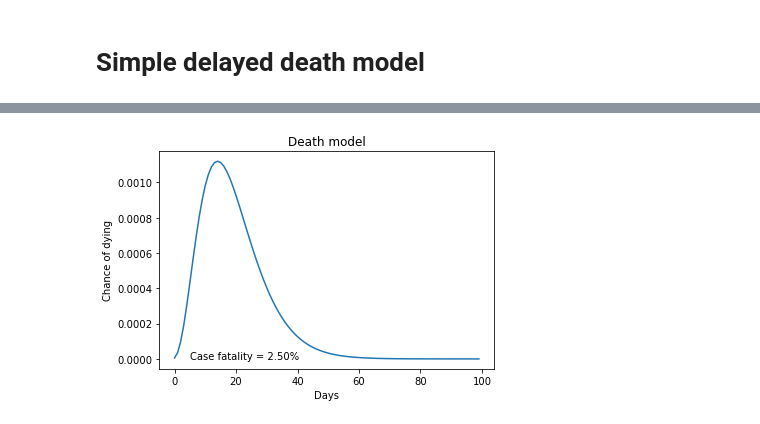
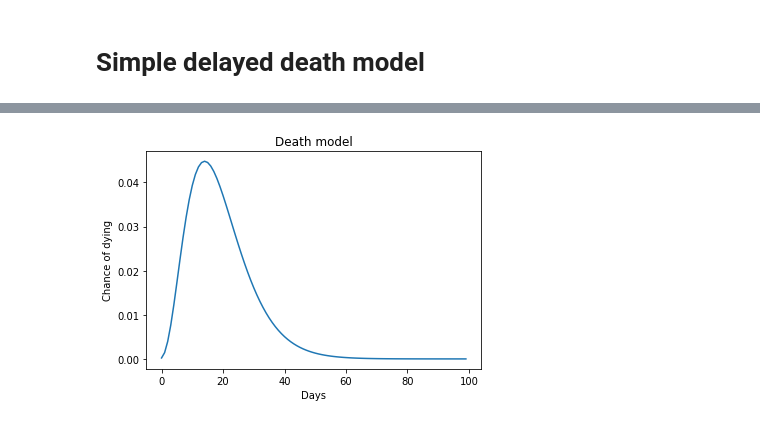
Before and after one commit to alchemyst/covid, a Jupyter notebook: COVID_in_South_Africa.ipynb, the cells around one changed output, grey strips where cells are left out. Saved outputs shown, nothing was run; the diff lists cells and outputs as text; code cells hidden in the pictures.

```diff
--- a/COVID_in_South_Africa.ipynb
+++ b/COVID_in_South_Africa.ipynb
@@ -71,3 +87,3 @@ pars = [case_fatality, shape, scale]
 # %%
-def kernel_func(case_fatality, shape, scale):
-    return stats.distributions.gamma.pdf(days, shape, scale=scale)*case_fatality
+def kernel_func(shape, scale):
+    return stats.distributions.gamma.pdf(days, shape, scale=scale)
@@ -83,24 +116,21 @@ def model(pars):
 
     return prediction
 # %%
-def plotmodel(case_fatality, shape, scale, ax=None):
+def plotmodel(shape, scale, ax=None):
     if ax is None:
         fig, ax = plt.subplots()
     ax.title
-    kernel = kernel_func(case_fatality, shape, scale)
+    kernel = kernel_func(shape, scale)
     ax.plot(kernel)
     ax.set(
         xlabel='Days',
         ylabel='Chance of dying',
         title='Death model',
     )
-    ax.text(scale, 0, f'Case fatality = {case_fatality:0.2%}')
 #     ax.axvline(scale)
 # %%
-pars = [case_fatality, shape, scale]
+plotmodel(shape, scale)
+# %% [output]
+[figure, added]
-# %%
-plotmodel(*pars)
-# %% [output]
-[figure, removed]
 # %%
 prediction = model(pars)
```
Also changed, not shown: parts of 25 cells of this notebook, 1 other file.
